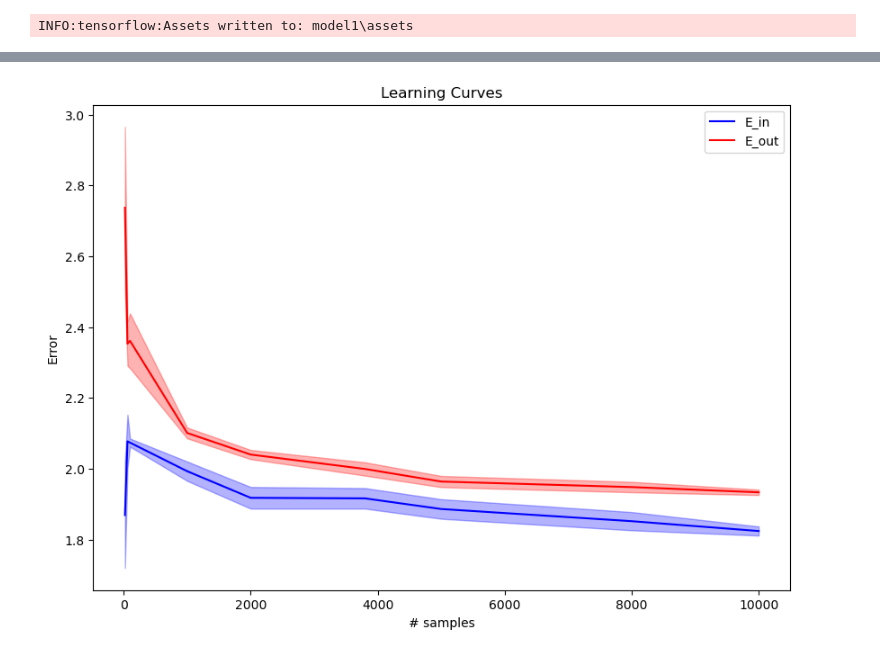
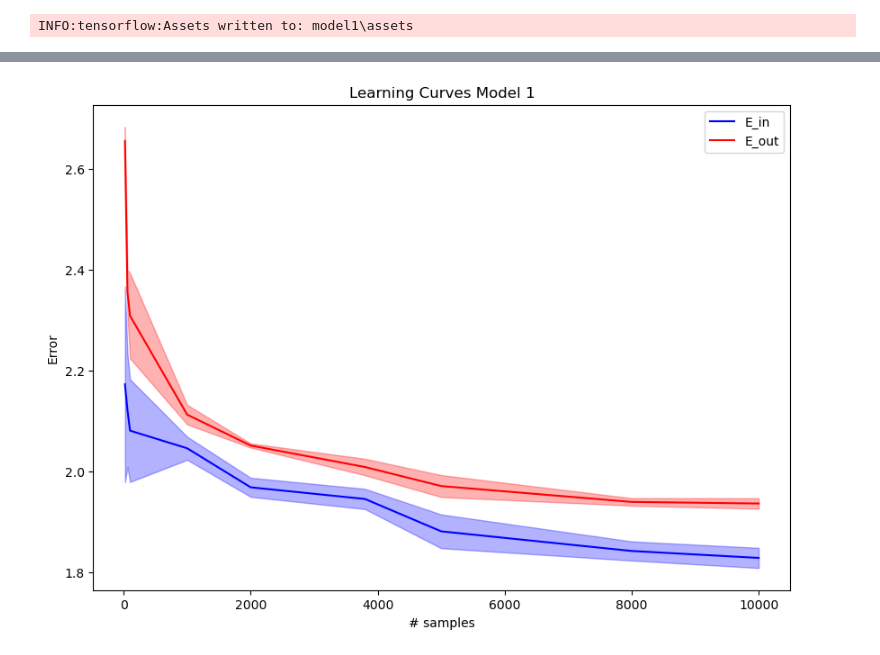
Before and after one commit to diegongz/deep-learning, a Jupyter notebook: projects/project-2/HW-2.ipynb, the cells around one changed output, grey strips where cells are left out. Saved outputs shown, nothing was run; the diff lists cells and outputs as text; code cells hidden in the pictures.

```diff
--- a/projects/project-2/HW-2.ipynb
+++ b/projects/project-2/HW-2.ipynb
@@ -57,10 +74,3 @@ model1.save("model1")
 # %% [output]
 INFO:tensorflow:Assets written to: model1\assets
 INFO:tensorflow:Assets written to: model1\assets
-# %%
-indices = np.random.choice(x_train.shape[0], 5, replace=False)
-
-# Use these indices to create a new array such that only have the selected samples from the entire dataset
-x_train_df = x_train[indices] #This is the data I will use to train the model
-
-print(x_train_df.shape[0])
@@ -150,0 +154,6 @@ Epoch 3/20
+# %%
+num_data= [20,60,100,1000,2000,3800,5000,8000,10000]
+
+medians_in, std_devs_in, medians_out, std_devs_out, num_samples = model_test(x_train, y_train, x_test, y_test, num_data, "model1")
+
+medians_in2, std_devs_in2, medians_out2, std_devs_out2, num_samples2 = model_test(x_train, y_train, x_test, y_test, num_data, "model2")
@@ -151,28 +178,30 @@ Epoch 3/20
 # %%
-plt.figure(figsize=(10,7))
+def plot_errors(medians_in, std_devs_in, medians_out, std_devs_out, num_samples, model_name):
+    plt.figure(figsize=(10,7))
 
-plt.plot(num_samples, medians_in, color='blue', label='E_in')
+    plt.plot(num_samples, medians_in, color='blue', label='E_in')
 
-# Plotting the variance as color shadow
-plt.fill_between(num_samples,
+    # Plotting the variance as color shadow
+    plt.fill_between(num_samples,
                  [median - std_dev for median, std_dev in zip(medians_in, std_devs_in)],
                  [median + std_dev for median, std_dev in zip(medians_in, std_devs_in)],
                  color='blue', alpha=0.3)
 
+    plt.plot(num_samples, medians_out, color='red', label='E_out')
 
-plt.plot(num_samples, medians_out, color='red', label='E_out')
-
-plt.fill_between(num_samples,
+    plt.fill_between(num_samples,
                  [median - std_dev for median, std_dev in zip(medians_out, std_devs_out)],
                  [median + std_dev for median, std_dev in zip(medians_out, std_devs_out)],
                  color='red', alpha=0.3)
 
 
-plt.xlabel('# samples')
-plt.ylabel('Error')
-plt.title('Learning Curves')
-plt.legend()
+    plt.xlabel('# samples')
+    plt.ylabel('Error')
+    plt.title(f'Learning Curves {model_name}')
+    plt.legend()
 
-plt.show()
+    plt.show()
-# %% [output]
-[figure, removed]
+# %%
+plot_errors(medians_in, std_devs_in, medians_out, std_devs_out, num_samples, "Model 1")
+# %% [output]
+[figure, added]
```
Also changed, not shown: parts of 10 cells of this notebook, 13 other files.
